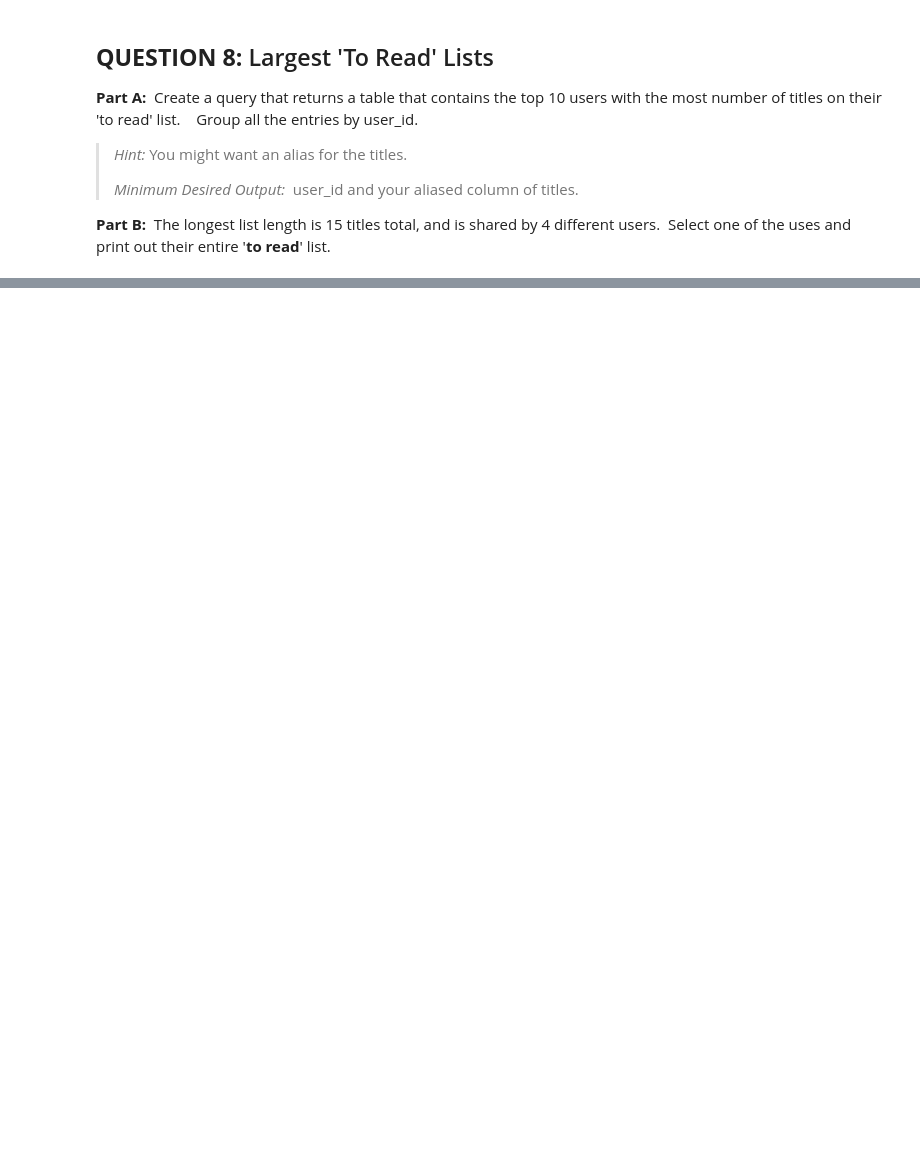
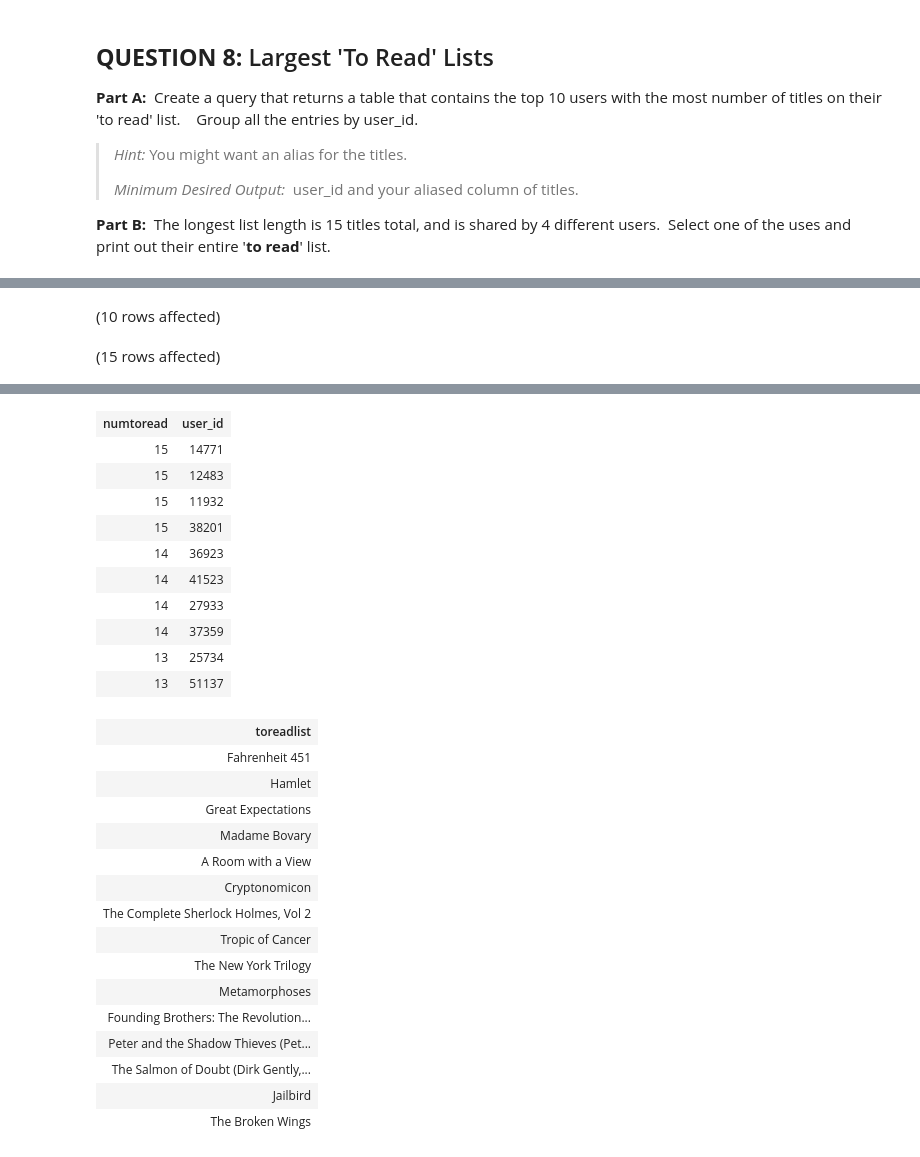
Before and after one commit to Haritha-Lanka/SQL-Part-3-Exercises, a Jupyter notebook: SQL-Part-3-Exercises/Notebook-1.ipynb, the cells around one changed output, grey strips where cells are left out. Saved outputs shown, nothing was run; the diff lists cells and outputs as text; code cells hidden in the pictures; blank space fills up the shorter version.

```diff
--- a/SQL-Part-3-Exercises/Notebook-1.ipynb
+++ b/SQL-Part-3-Exercises/Notebook-1.ipynb
@@ -382,0 +392,17 @@ Total execution time: 00:00:00.055
+# %%
+-- Code Here:
+SELECT top 10 count(lef.title) as numtoread,rig.user_id
+FROM BooksDB.dbo.books as lef
+inner join BooksDB.dbo.to_read as rig
+on lef.book_id=rig.book_id
+GROUP BY rig.user_id
+ORDER BY numtoread DESC;
+
+SELECT top 20 lef.title as toreadlist
+FROM BooksDB.dbo.books as lef
+INNER JOIN BooksDB.dbo.to_read as rig
+on lef.book_id=rig.book_id
+WHERE rig.user_id=12483;
+# %% [output]
+(10 rows affected)
+(15 rows affected)
@@ -382,0 +410,27 @@ Total execution time: 00:00:00.055
+| numtoread | user_id |
+| 15 | 14771 |
+| 15 | 12483 |
+| 15 | 11932 |
+| 15 | 38201 |
+| 14 | 36923 |
+| 14 | 41523 |
+| 14 | 27933 |
+| 14 | 37359 |
+| 13 | 25734 |
+| 13 | 51137 |
+| toreadlist |
+| Fahrenheit 451 |
+| Hamlet |
+| Great Expectations |
+| Madame Bovary |
+| A Room with a View |
+| Cryptonomicon |
+| The Complete Sherlock Holmes, Vol 2 |
+| Tropic of Cancer |
+| The New York Trilogy |
+| Metamorphoses |
+| Founding Brothers: The Revolution... |
+| Peter and the Shadow Thieves (Pet... |
+| The Salmon of Doubt (Dirk Gently,... |
+| Jailbird |
+| The Broken Wings |
```
Also changed, not shown: parts of 4 cells of this notebook.
